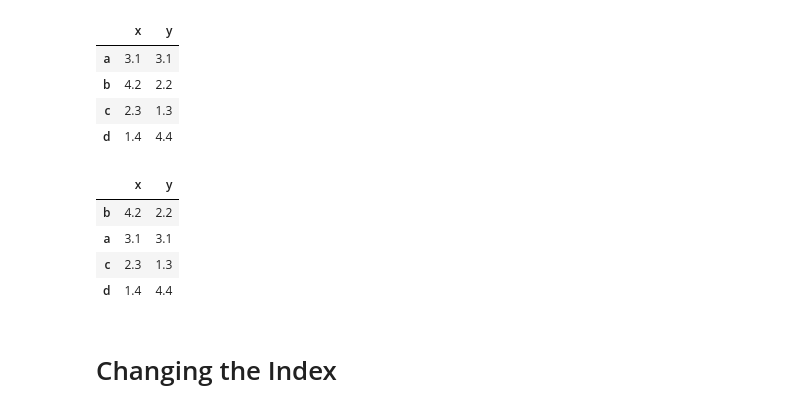
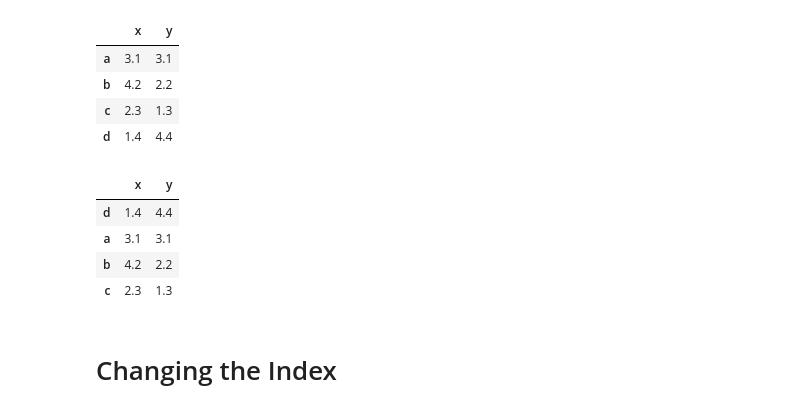
Before and after one commit to kevbaer/2024-fa-stats21, a Jupyter notebook: 5-1_Pandas_indexing.ipynb, the cells around one changed output. Saved outputs shown, nothing was run; the diff lists cells and outputs as text; code cells hidden in the pictures.

```diff
--- a/5-1_Pandas_indexing.ipynb
+++ b/5-1_Pandas_indexing.ipynb
@@ -112,13 +112,13 @@ df
 | c | 2.3 | 1.3 |
 | d | 1.4 | 4.4 |
 # %%
-df.sort_values(by = "x", ascending = False)
+df.sort_values(by = "y", ascending = False)
 # %% [output]
 |  | x | y |
+| d | 1.4 | 4.4 |
+| a | 3.1 | 3.1 |
 | b | 4.2 | 2.2 |
-| a | 3.1 | 3.1 |
 | c | 2.3 | 1.3 |
-| d | 1.4 | 4.4 |
 # %% [markdown]
 # Changing the Index
 # %% [markdown]
```
